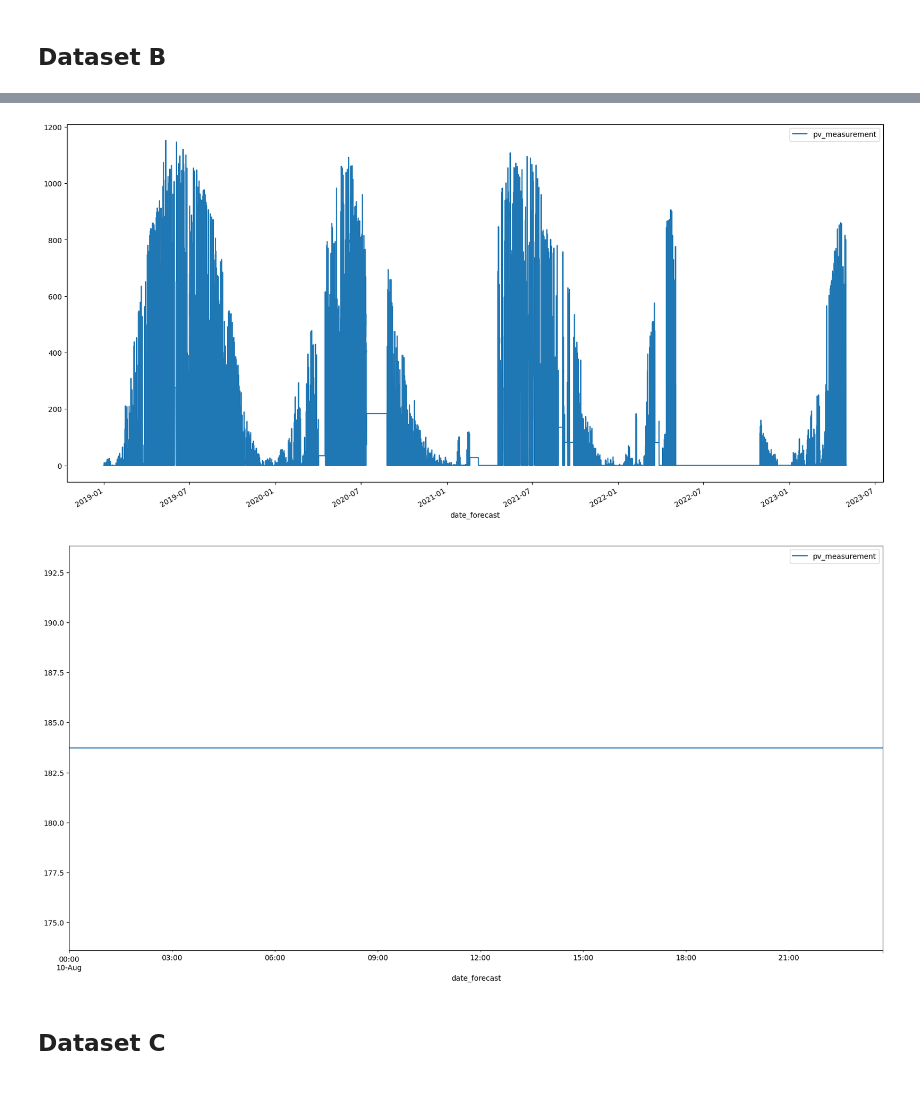
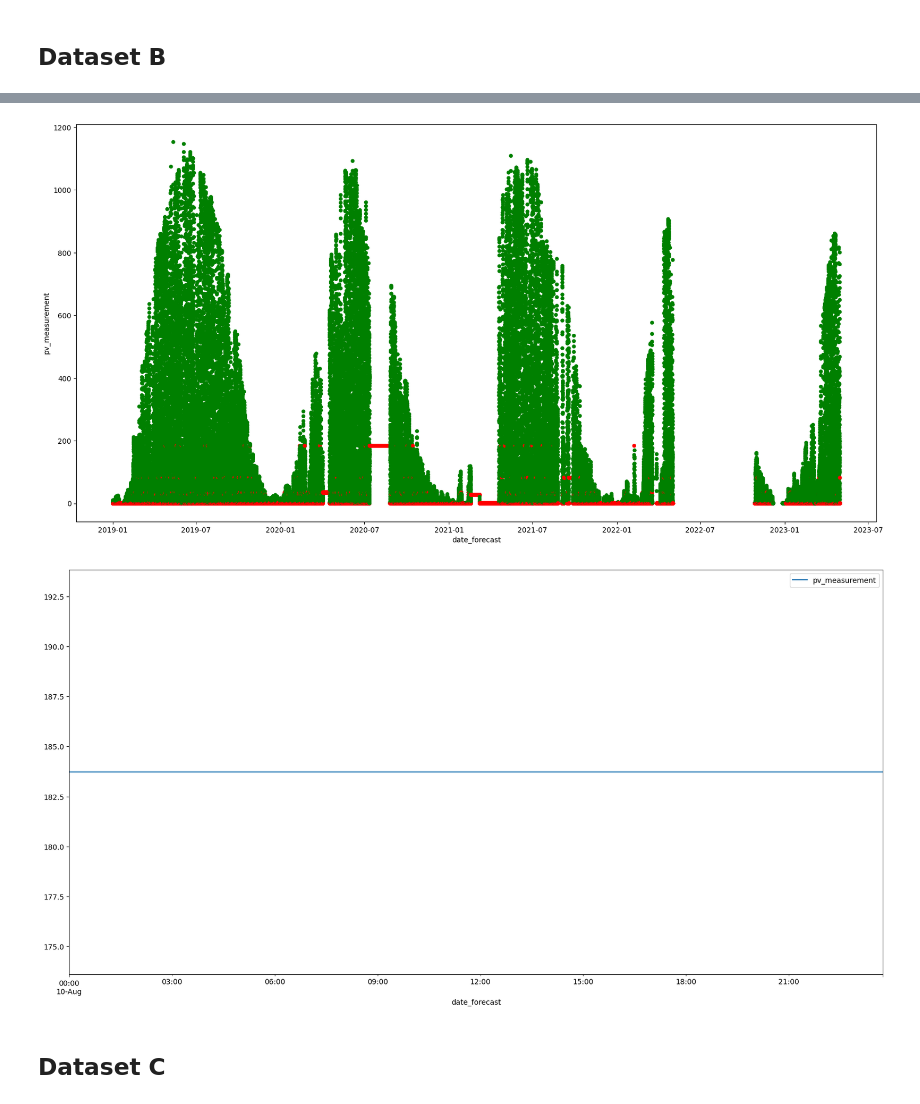
Before and after one commit to nasols/TDT4174-Machine-Learning, a Jupyter notebook: log_preds/log_plots.ipynb, the cells around one changed output, grey strips where cells are left out. Drawn from its saved outputs; the diff is of its cells as text; code cells hidden in the pictures.

```diff
--- a/log_preds/log_plots.ipynb
+++ b/log_preds/log_plots.ipynb
@@ -46,7 +42,11 @@ std          2.122202                         NaN
 # %%
 tb = dml.train_b
 
-tb.plot(x='date_forecast', y='pv_measurement', figsize=(20, 10))
+y_consts = [0.0,183.7,81.9,34.5,27.6]
+
+tb['color'] = tb['pv_measurement'].apply(lambda x: 'red' if round(x,1) in y_consts else 'green')
+
+tb.plot(x='date_forecast', y='pv_measurement', kind='scatter', c=tb['color'], figsize=(20, 10))
 
 # tb_part should be a subset of tb in the period of 2022-05
 tb_part = tb[tb['date_forecast'].dt.year == 2020]
@@ -54,7 +54,6 @@ tb_part = tb_part[tb_part['date_forecast'].dt.month == 8]
 tb_part = tb_part[tb_part['date_forecast'].dt.day == 10]
 
 
-
 tb_part.plot(x='date_forecast', y='pv_measurement', figsize=(20, 10))
 
 print(tb_part)
@@ -76,4 +75,4 @@ print(tb_part)
-[figure, old version]
+[figure, new version]
 [figure]
 # %% [markdown]
 ## Dataset C
```
Also changed, not shown: parts of 2 cells of this notebook, 4 other files.
